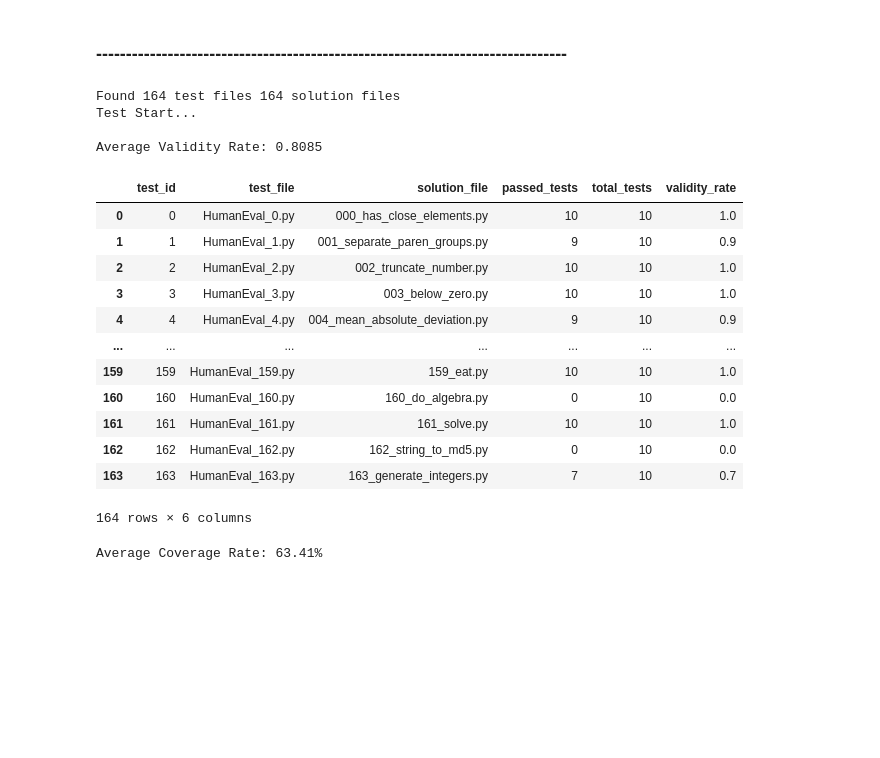
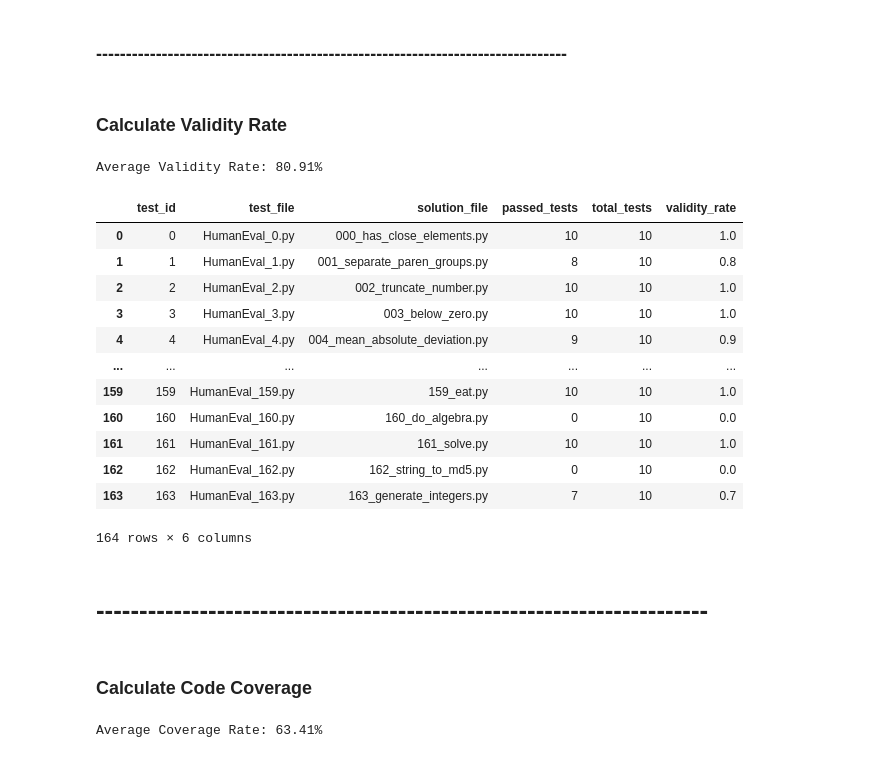
Before and after one commit to Threegoldsqwq/Evaluating_and_Enhancing_LLM_Generated_Test_Suites, a Jupyter notebook: test_generation.ipynb, the cells around one changed output. Cells and saved outputs as stored; diff of their text form; code cells hidden in the pictures; blank space fills up the shorter version.

```diff
--- a/test_generation.ipynb
+++ b/test_generation.ipynb
@@ -34,9 +38,8 @@ Loaded HumanEval with 164 problems.
 for idx, item in enumerate(ds):
     doc = extract_docstring(item["prompt"])
     prompt = f'"""\n{doc}\n"""\nPlease generate 10 test cases in Python\'s standard unittest format for this problem. Please ONLY generate test cases, assume the function exist.'
-    if(idx == 32):
-        print(prompt)
-    # uncomment to run generation
+
+    # IMPORTANT: uncomment to run generation
     # try:
     #     resp = model.generate_content(prompt)
     #     text = (resp.text or "").strip()
@@ -163,6 +150,8 @@ Writing 164 canonical solutions...
 Done
 # %% [markdown]
 ### -------------------------------------------------------------------------------
+# %% [markdown]
+### Calculate Validity Rate
 # %%
 import pandas as pd
 import subprocess
@@ -282,7 +271,7 @@ if __name__ == '__main__':
 def calculate_validity_rate_all_tests():
     """Calculate Validity Rate for all files"""
 
-    test_dir = "C:\\Users\\zhang\\Downloads\\Evaluating_and_Enhancing_LLM_Generated_Test_Suites\\generated_tests"
+    test_dir = "C:\\Users\\zhang\\Downloads\\Evaluating_and_Enhancing_LLM_Generated_Test_Suites\\old_generated_tests"
     solution_dir = "C:\\Users\\zhang\\Downloads\\Evaluating_and_Enhancing_LLM_Generated_Test_Suites\\canonical_solutions"
 
     # get file list with proper ordering
@@ -292,9 +281,6 @@ def calculate_validity_rate_all_tests():
     # make sure the file number is correct
     if len(test_files) != 164 or len(solution_files) != 164:
         print(f"warning: expect 164 files, but find {len(test_files)} test files {len(solution_files)} solution files")
-
-    print(f"Found {len(test_files)} test files {len(solution_files)} solution files")
-    print("Test Start...\n")
 
     results = []
 
@@ -339,48 +325,36 @@ def calculate_validity_rate_all_tests():
 
         # print(f"  Result: {passed_tests}/10 passed, Validity Rate: {validity_rate:.2f}")
 
     # Create DataFrame
     df = pd.DataFrame(results)
 
     # Calculate statistics
     total_passed = df['passed_tests'].sum()
     total_tests = len(df) * 10
     overall_validity = total_passed / total_tests if total_tests > 0 else 0
 
     # print(f"\n" + "="*50)
     # print(f"=== Overall Summary ===")
     # print(f"Number of test files: {len(df)}")
     # print(f"Passed tests: {total_passed}/{total_tests}")
     # print(f"Overall Validity Rate: {overall_validity:.4f} ({overall_validity*100:.2f}%)")
-    print(f"Average Validity Rate: {df['validity_rate'].mean():.4f}")
+    print(f"Average Validity Rate: {100 * df['validity_rate'].mean():.2f}%")
     # print(f"Pass distribution:")
     # print(df['passed_tests'].value_counts().sort_index())
     # print("="*50)
 
     return df
 
 # Run full tests
 df_results = calculate_validity_rate_all_tests()
 
 # Display result
 df_results
-
-# # show description
-# print("\nDescription:")
-# print(df_results['validity_rate'].describe())
-
-# save the result to csv
-# output_file = 'validity_results_complete.csv'
-# df_results.to_csv(output_file, index=False)
-# print(f"\nSaved to: {output_file}")
 # %% [output]
-Found 164 test files 164 solution files
-Test Start...
-
-Average Validity Rate: 0.8085
+Average Validity Rate: 80.91%
 |  | test_id | test_file | solution_file | passed_tests | total_tests | validity_rate |
 | 0 | 0 | HumanEval_0.py | 000_has_close_elements.py | 10 | 10 | 1.0 |
-| 1 | 1 | HumanEval_1.py | 001_separate_paren_groups.py | 9 | 10 | 0.9 |
+| 1 | 1 | HumanEval_1.py | 001_separate_paren_groups.py | 8 | 10 | 0.8 |
 | 2 | 2 | HumanEval_2.py | 002_truncate_number.py | 10 | 10 | 1.0 |
 | 3 | 3 | HumanEval_3.py | 003_below_zero.py | 10 | 10 | 1.0 |
 | 4 | 4 | HumanEval_4.py | 004_mean_absolute_deviation.py | 9 | 10 | 0.9 |
@@ -394,3 +370,7 @@ Average Validity Rate: 0.8085
+# %% [markdown]
+# -----------------------------------------------------------------------
+# %% [markdown]
+### Calculate Code Coverage
 # %%
 import builtins
 import importlib.util
```
Also changed, not shown: parts of 11 cells of this notebook, 9 other files.
